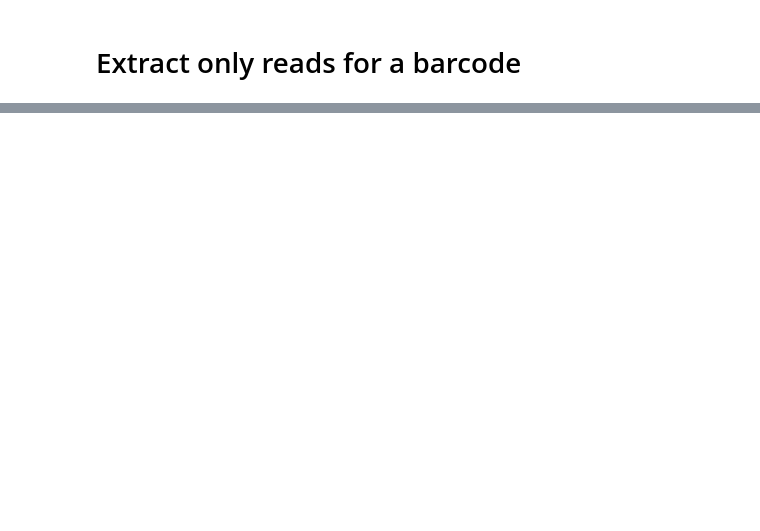
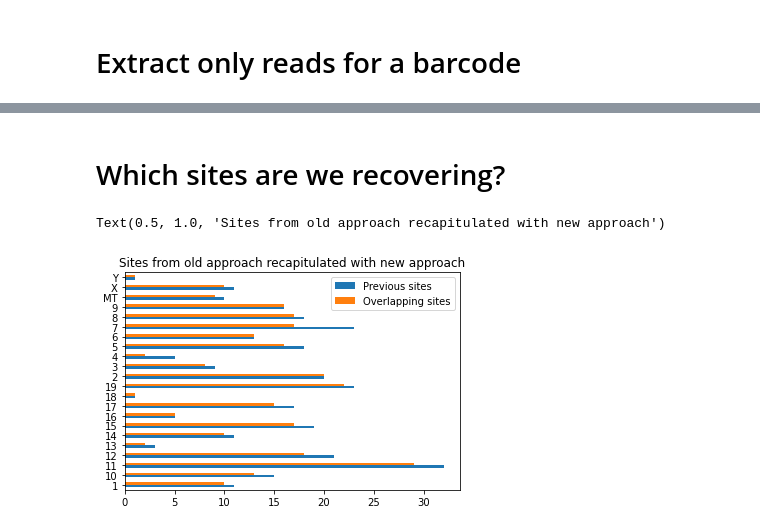
Before and after one commit to howardxu520/MARINE, a Jupyter notebook: scripts/check_against_pileup.ipynb, the cells around one changed output, grey strips where cells are left out. Cells and saved outputs as stored; diff of their text form; code cells hidden in the pictures; blank space fills up the shorter version.

```diff
--- a/scripts/check_against_pileup.ipynb
+++ b/scripts/check_against_pileup.ipynb
@@ -105,2 +181,2 @@ example_dataframe.groupby(['ref', 'alt']).count().barcode.plot(kind='barh')
 # %%
-example_new_ct = example_dataframe[(example_dataframe.ref == 'C') & (example_dataframe.alt == 'T')].sort_values('position')
+example_new_ct =  example_dataframe_filtered[(example_dataframe_filtered.ref == 'C') & (example_dataframe_filtered.alt == 'T')].sort_values('position')
@@ -106,0 +187,2 @@ example_new_ct = example_dataframe[(example_dataframe.ref == 'C') & (example_dat
+# %%
+example_new_ct = example_new_ct[example_new_ct.dist_from_read_end > 5]
@@ -113,14 +199,22 @@ example = pd.read_csv(
     '../data/group0_data/filtered_keep_xf25_possorted_genome_with_header.bam_MD.bam_MD-{}-1.bam.combined.readfiltered.formatted.varfiltered.snpfiltered.ranked.bed'.format(barcode),
     sep='\t', names=['contig', 'start', 'end', 'score', 'coverage', 'strand'])
 
-example_old_ct = example[example.contig == contig]
+comparison_vals = []
+for contig in contigs:
+    print('contig {}'.format(contig))
+    example_new_ct_for_contig = example_new_ct[example_new_ct.contig == contig]
+    example_new_ct_for_contig.index = example_new_ct_for_contig.position
+
+    example_old_ct_for_contig = example[example.contig == contig]
+    example_old_ct_for_contig.index = example_old_ct_for_contig.start
+
+    # Which overlap?
 
 
-# Which overlap?
+    overlapping = example_old_ct_for_contig.join(example_new_ct_for_contig, rsuffix='_2', how='inner').drop_duplicates(['contig', 'start', 'end', 'score'])
 
-example_new_ct.index = example_new_ct.position
-example_old_ct.index = example_old_ct.start
-overlapping = example_old_ct.join(example_new_ct, rsuffix='_2', how='inner').drop_duplicates()
-print("Number of sites in old version: {}".format(len(example_old_ct)))
-print("Number of sites recapitulated: {}".format(len(overlapping)))
+    print("\tNumber of sites in old version: {}".format(len(example_old_ct_for_contig)))
+    print("\tNumber of sites recapitulated: {}".format(len(overlapping)))
+
+    comparison_vals.append([len(example_old_ct_for_contig), len(overlapping), len(example_new_ct_for_contig)])
 # %% [output]
@@ -128,0 +238,10 @@ Number of sites recapitulated: 11
+# %% [markdown]
+# Which sites are we recovering?
+# %%
+recapitulation_summary = pd.DataFrame(comparison_vals, index=contigs, columns=['Previous sites', 'Overlapping sites', 'New sites'])
+# %%
+recapitulation_summary[['Previous sites', 'Overlapping sites']].plot(kind='barh')
+plt.title("Sites from old approach recapitulated with new approach")
+# %% [output]
+Text(0.5, 1.0, 'Sites from old approach recapitulated with new approach')
+[figure, added]
```
Also changed, not shown: parts of 16 cells of this notebook, 5 other files.
